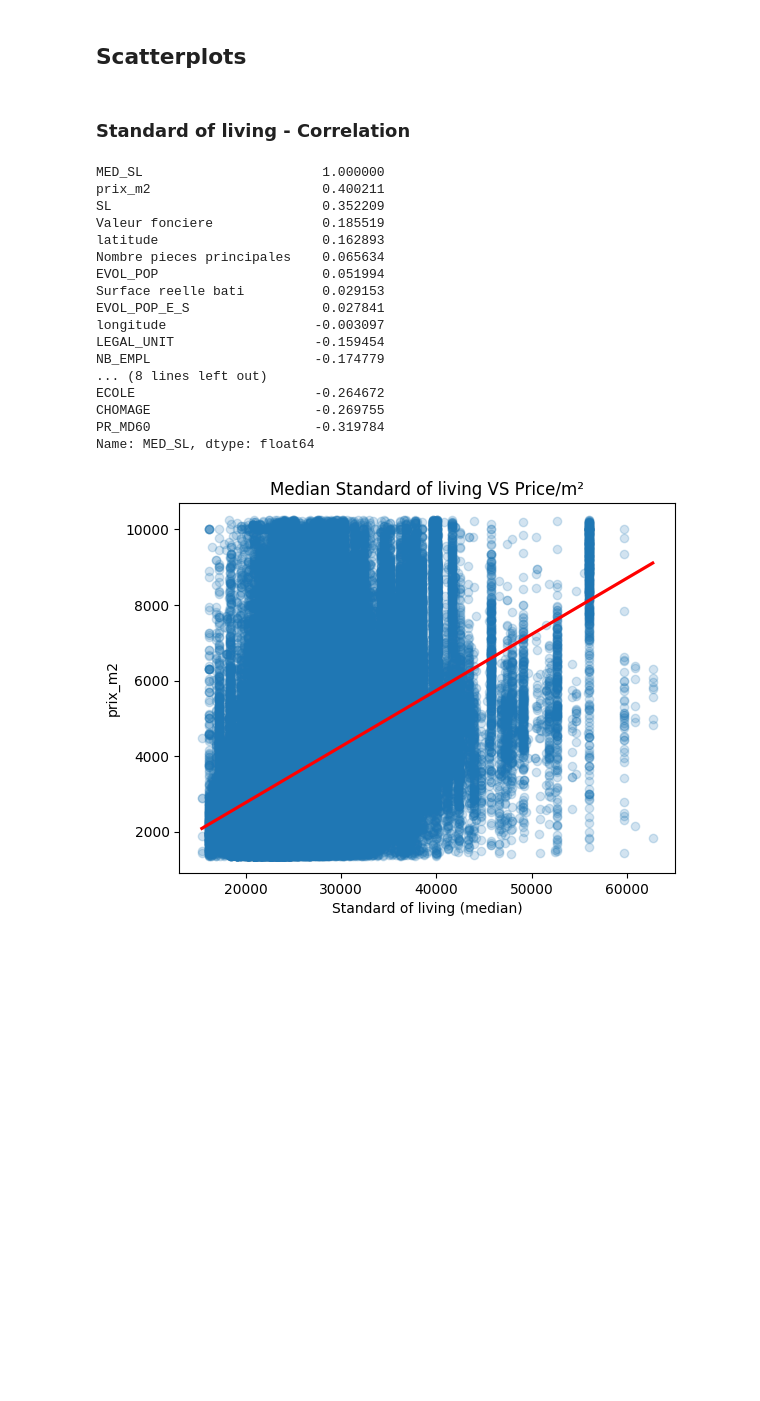
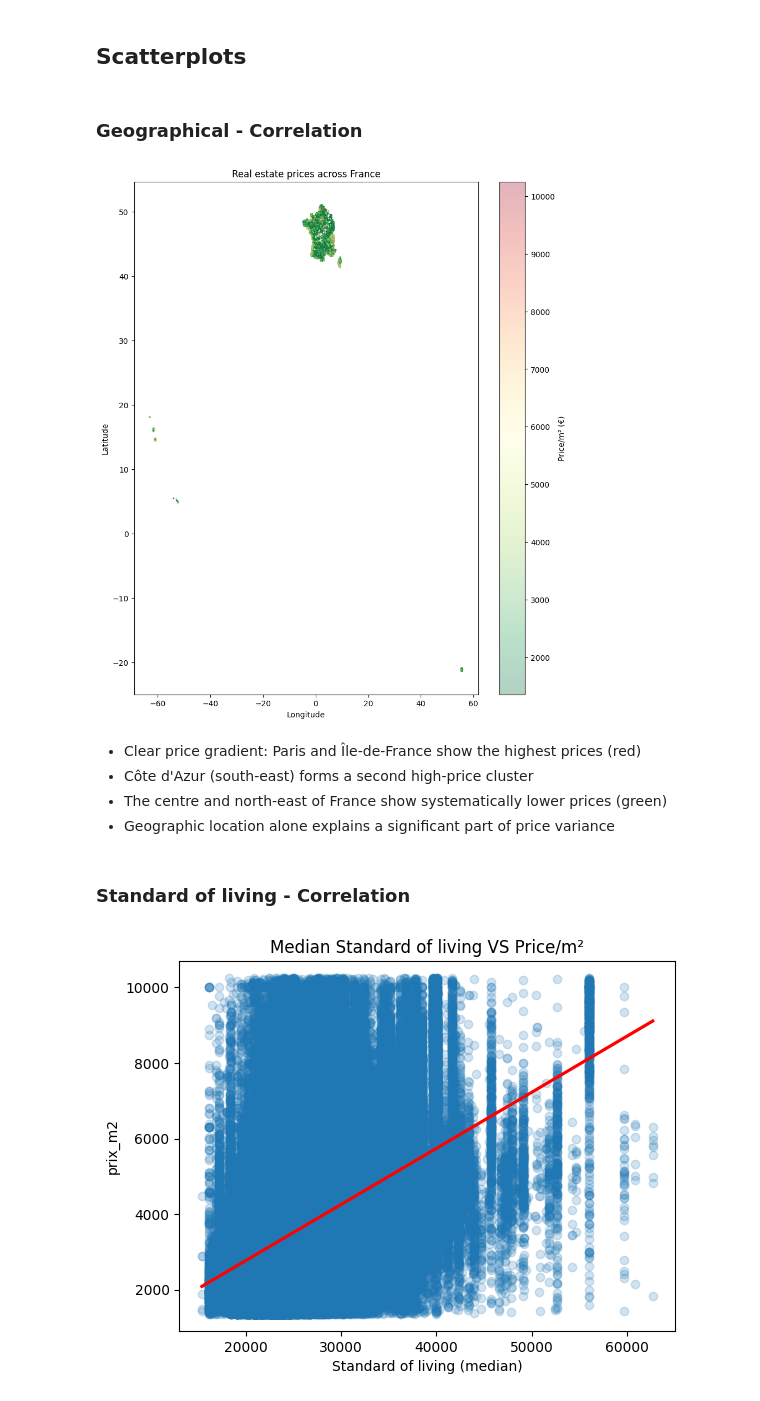
Before and after one commit to DFlorette/real-estate-analysis, a Jupyter notebook: notebooks/04_features_analysis.ipynb, the cells around one changed output. Saved outputs shown, nothing was run; the diff lists cells and outputs as text; code cells hidden in the pictures; blank space fills up the shorter version.

```diff
--- a/notebooks/04_features_analysis.ipynb
+++ b/notebooks/04_features_analysis.ipynb
@@ -231,28 +184,35 @@ Name: prix_m2, dtype: float64
 # %% [markdown]
 ## Scatterplots
+# %% [markdown]
+### Geographical - Correlation
+# %%
+plt.figure(figsize=(10, 12))
+
+plt.scatter(
+    df["longitude"],
+    df["latitude"],
+    c=df["prix_m2"],
+    cmap="RdYlGn_r",
+    alpha=0.3,
+    s=1,
+)
+
+plt.colorbar(label="Price/m² (€)")
+plt.title("Real estate prices across France")
+plt.xlabel("Longitude")
+plt.ylabel("Latitude")
+plt.show()
+# %% [output]
+[figure, added]
+# %% [markdown]
+- Clear price gradient: Paris and Île-de-France show the highest prices (red)
+- Côte d'Azur (south-east) forms a second high-price cluster
+- The centre and north-east of France show systematically lower prices (green)
+- Geographic location alone explains a significant part of price variance
 # %% [markdown]
 ### Standard of living - Correlation
 # %%
 target_corr = corr["MED_SL"].sort_values(ascending=False)
-target_corr
-# %% [output]
-MED_SL                       1.000000
-prix_m2                      0.400211
-SL                           0.352209
-Valeur fonciere              0.185519
-latitude                     0.162893
-Nombre pieces principales    0.065634
-EVOL_POP                     0.051994
-Surface reelle bati          0.029153
-EVOL_POP_E_S                 0.027841
-longitude                   -0.003097
-LEGAL_UNIT                  -0.159454
-NB_EMPL                     -0.174779
-... (8 lines left out)
-ECOLE                       -0.264672
-CHOMAGE                     -0.269755
-PR_MD60                     -0.319784
-Name: MED_SL, dtype: float64
 # %%
 sns.regplot(
     data=analysis_features,
```
Also changed, not shown: parts of 24 cells of this notebook.
